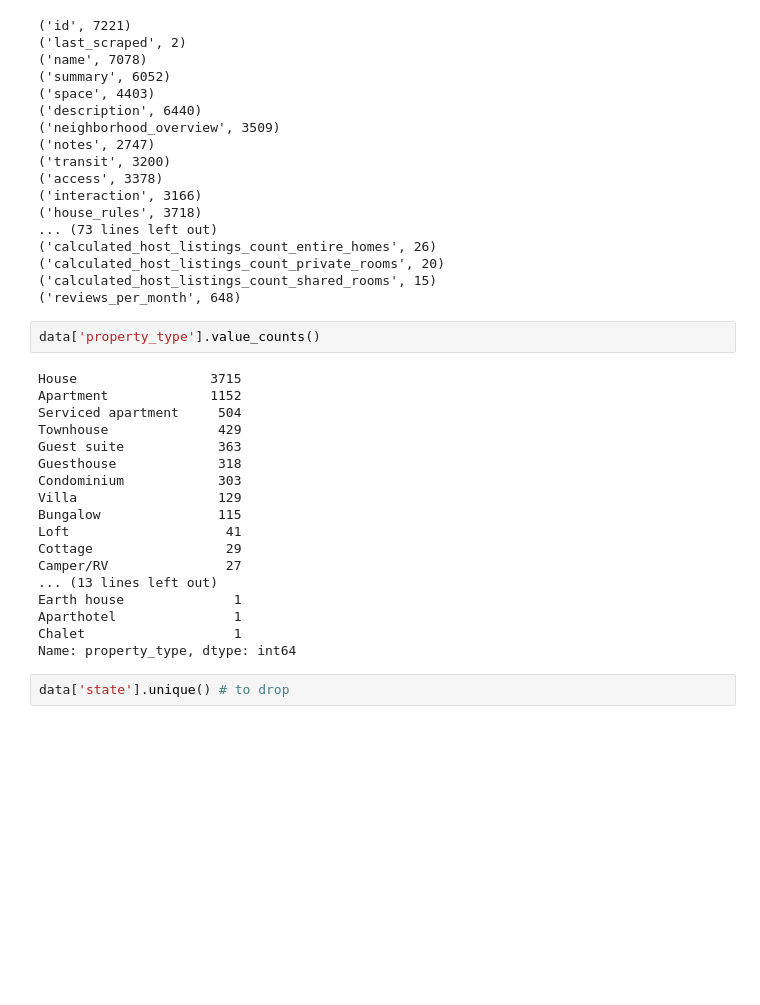
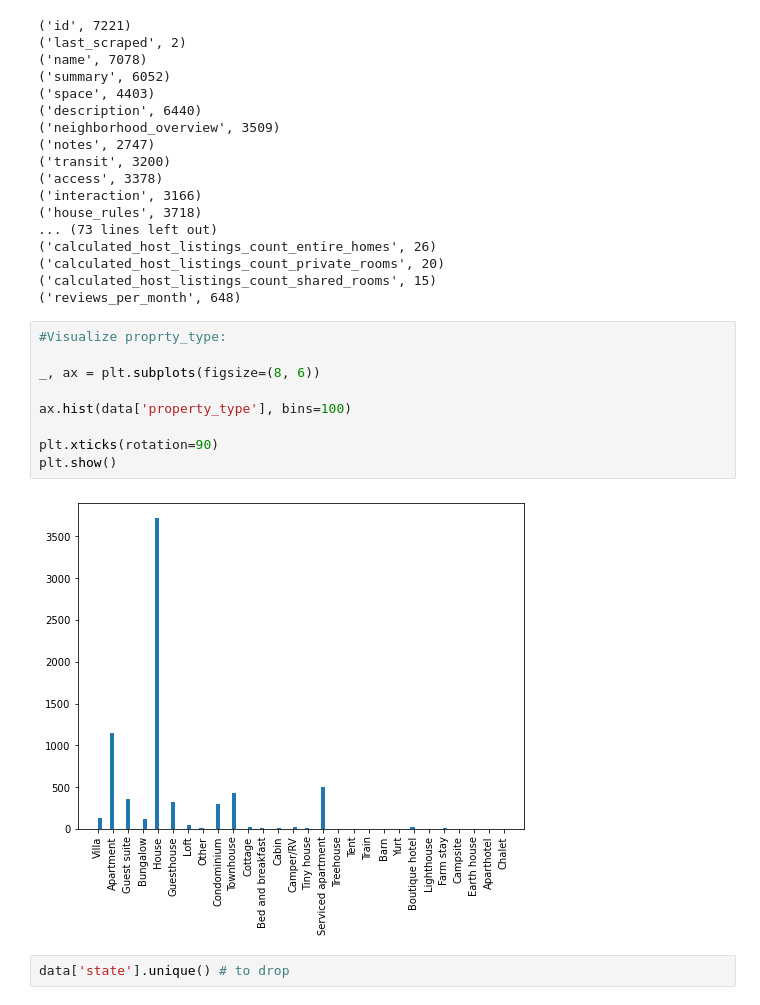
Before and after one commit to johnfcchan/crackdatescience, a Jupyter notebook: Airbnb_evan.ipynb, the cells around one changed output. Cells and saved outputs as stored; diff of their text form; blank space fills up the shorter version.

```diff
--- a/Airbnb_evan.ipynb
+++ b/Airbnb_evan.ipynb
@@ -124,26 +126,17 @@ for col in data.columns:
 ('calculated_host_listings_count_private_rooms', 20)
 ('calculated_host_listings_count_shared_rooms', 15)
 ('reviews_per_month', 648)
-# %%
-data['property_type'].value_counts()
-# %% [output]
-House                 3715
-Apartment             1152
-Serviced apartment     504
-Townhouse              429
-Guest suite            363
-Guesthouse             318
-Condominium            303
-Villa                  129
-Bungalow               115
-Loft                    41
-Cottage                 29
-Camper/RV               27
-... (13 lines left out)
-Earth house              1
-Aparthotel               1
-Chalet                   1
-Name: property_type, dtype: int64
+# %%
+#Visualize proprty_type:
+
+_, ax = plt.subplots(figsize=(8, 6))
+
+ax.hist(data['property_type'], bins=100)
+
+plt.xticks(rotation=90)
+plt.show()
+# %% [output]
+[figure, added]
 # %%
 data['state'].unique() # to drop
 # %% [output]
```
Also changed, not shown: parts of 54 cells of this notebook.
